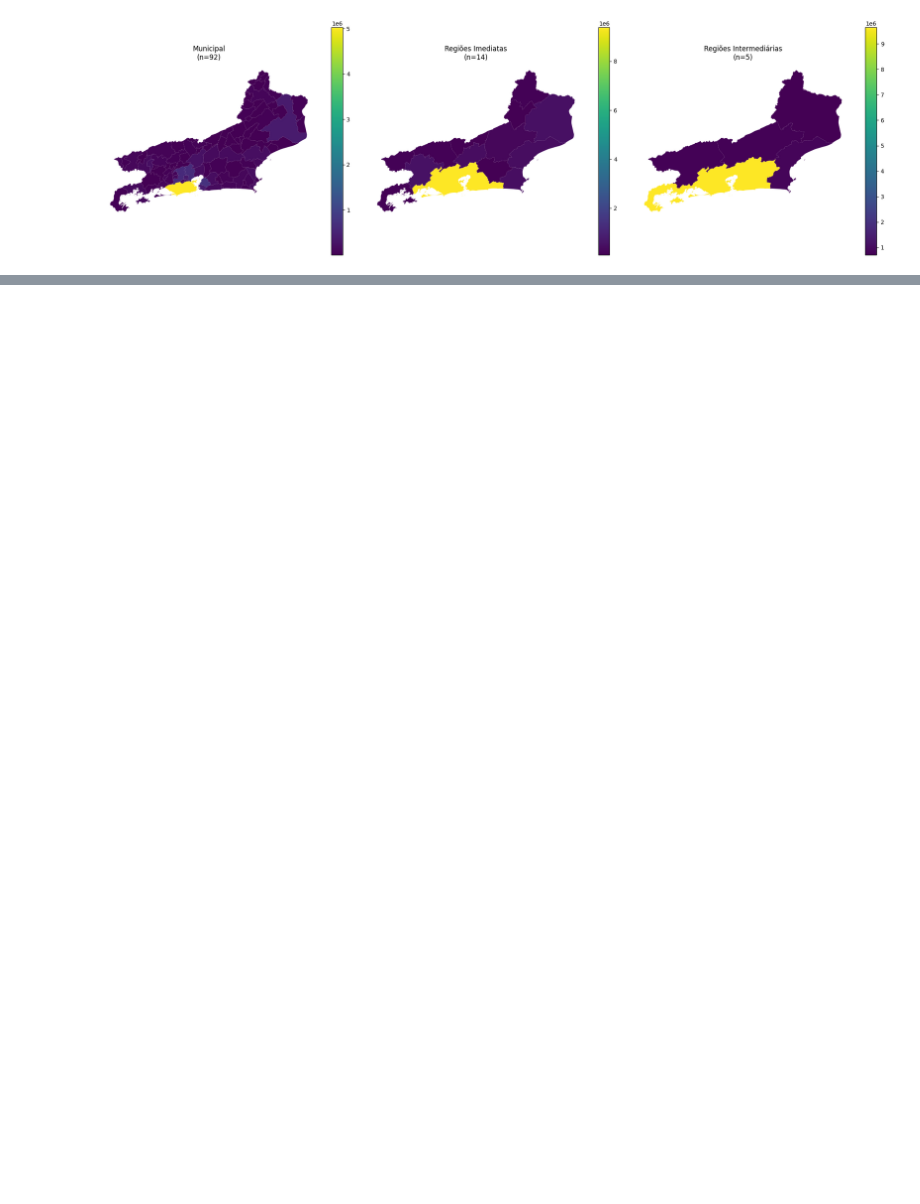
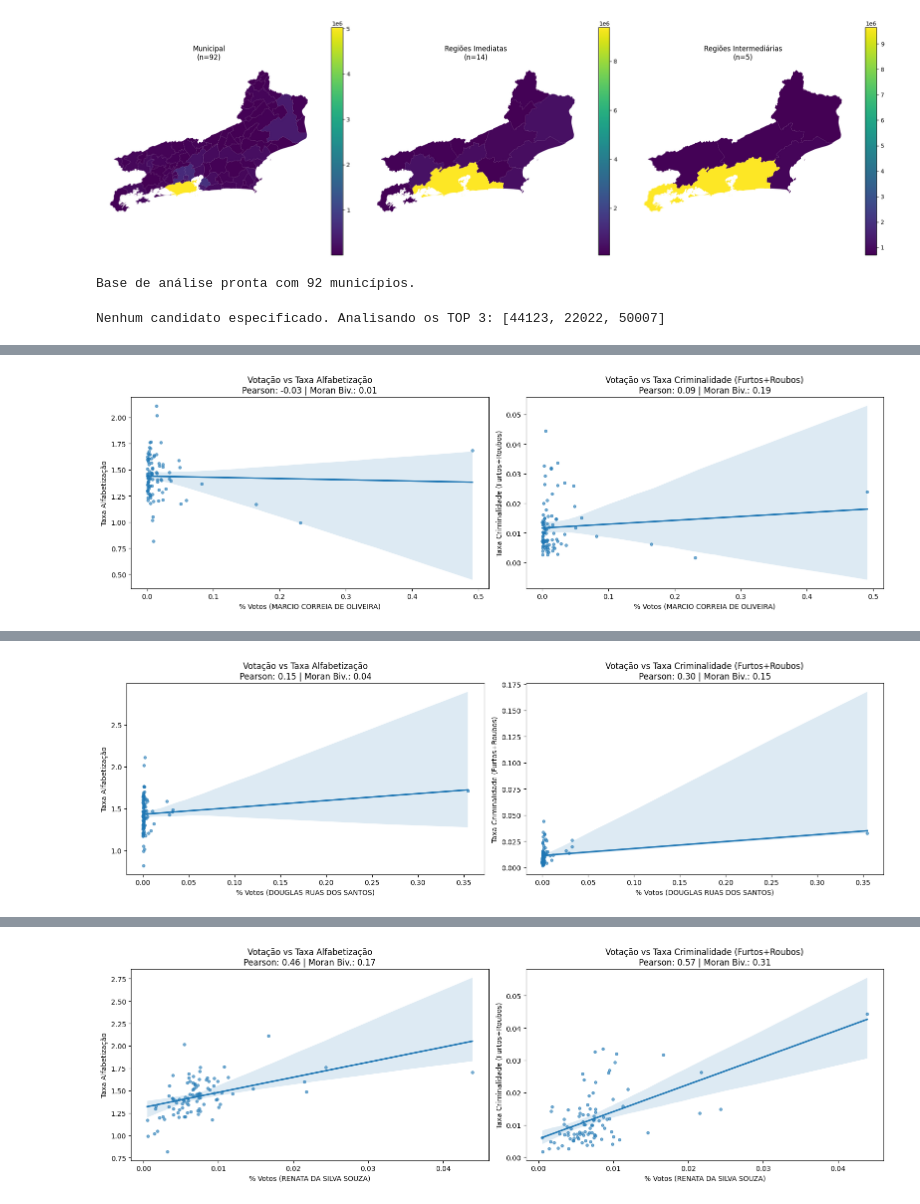
Before and after one commit to carlabferreira/RJ_election_analysis, a Jupyter notebook: First_analysis.ipynb, the cells around one changed output, grey strips where cells are left out. Cells and saved outputs as stored; diff of their text form; code cells hidden in the pictures; blank space fills up the shorter version.

Commit message:
Análise 4C

```diff
--- a/First_analysis.ipynb
+++ b/First_analysis.ipynb
@@ -595,0 +646,77 @@ plt.show()
+# %%
+# --- 3. CRIAR INDICADORES ---
+# Taxas normalizadas por total de votos (proxy de população)
+gdf_analise['TAXA_ALFABETIZACAO'] = gdf_analise['TOTAL_ALFABETIZADOS'] / gdf_analise['TOTAL_VOTOS_MUN']
+gdf_analise['TAXA_CRIMINALIDADE'] = gdf_analise['TOTAL_CRIMES'] / gdf_analise['TOTAL_VOTOS_MUN']
+
+print(f"Base de análise pronta com {len(gdf_analise)} municípios.")
+# %% [output]
+Base de análise pronta com 92 municípios.
+# %%
+# 4. Análise de correlações para candidatos específicos
+
+# Exemplo: CANDIDATOS_ALVO = [12345, 22222]
+CANDIDATOS_ALVO = []
+
+# Se a lista estiver vazia, pega os 3 mais votados automaticamente
+if not CANDIDATOS_ALVO:
+    top_cands = df_votos.groupby('NR_CANDIDATO')['QT_VOTOS_NOMINAIS_VALIDOS'].sum().sort_values(ascending=False).head(3).index.tolist()
+    CANDIDATOS_ALVO = top_cands
+    print(f"Nenhum candidato especificado. Analisando os TOP 3: {CANDIDATOS_ALVO}")
+
+def analisar_candidato(numero_cand):
+    # Filtra votos do candidato
+    df_cand = df_votos[df_votos['NR_CANDIDATO'] == numero_cand]
+    nome_cand = df_cand['NM_CANDIDATO'].iloc[0]
+
+    # Agrupa por município
+    votos_mun = df_cand.groupby('NM_MUNICIPIO')['QT_VOTOS_NOMINAIS_VALIDOS'].sum().reset_index()
+    votos_mun['NM_MUNICIPIO'] = votos_mun['NM_MUNICIPIO'].str.upper().str.strip()
+
+    # Junta com a base espacial
+    gdf_final = gdf_analise.merge(votos_mun, on='NM_MUNICIPIO', how='left').fillna(0)
+
+    # Calcula % de votos do candidato no município
+    gdf_final['PERC_VOTOS'] = gdf_final['QT_VOTOS_NOMINAIS_VALIDOS'] / gdf_final['TOTAL_VOTOS_MUN']
+
+    # Matriz de pesos espaciais (Vizinhos)
+    w = Queen.from_dataframe(gdf_final)
+    w.transform = 'r'
+
+    vars_socio = {
+        'Taxa Alfabetização': 'TAXA_ALFABETIZACAO',
+        'Taxa Criminalidade (Furtos+Roubos)': 'TAXA_CRIMINALIDADE'
+    }
+
+    print(f"\n{'='*60}")
+    print(f"ANÁLISE: {nome_cand} ({numero_cand})")
+    print(f"{'='*60}")
+
+    fig, axes = plt.subplots(1, 2, figsize=(16, 5))
+
+    for i, (label, col) in enumerate(vars_socio.items()):
+        # 1. Correlação Simples (Pearson)
+        corr, p_valor = pearsonr(gdf_final['PERC_VOTOS'], gdf_final[col])
+
+        # 2. Correlação Espacial Bivariada (Moran)
+        # Mede: Votos no município X vs Característica nos VIZINHOS de X
+        moran_bv = Moran_BV(gdf_final['PERC_VOTOS'], gdf_final[col], w)
+
+        print(f"--- vs {label} ---")
+        print(f"   Correlação Global (Pearson): {corr:.4f} (p={p_valor:.4f})")
+        print(f"   Correlação Espacial (Moran Bivariado): {moran_bv.I:.4f} (p={moran_bv.p_sim:.4f})")
+
+        # Plot
+        sns.regplot(x='PERC_VOTOS', y=col, data=gdf_final, ax=axes[i], scatter_kws={'s': 15, 'alpha': 0.6})
+        axes[i].set_title(f"Votação vs {label}\nPearson: {corr:.2f} | Moran Biv.: {moran_bv.I:.2f}")
+        axes[i].set_xlabel(f"% Votos ({nome_cand})")
+        axes[i].set_ylabel(label)
+
+    plt.tight_layout()
+    plt.show()
+
+# Executa para cada candidato
+for cand in CANDIDATOS_ALVO:
+    analisar_candidato(cand)
+# %% [output]
+Nenhum candidato especificado. Analisando os TOP 3: [44123, 22022, 50007]
@@ -595,0 +732 @@ plt.show()
+[figure, added]
@@ -595,0 +742 @@ plt.show()
+[figure, added]
@@ -595,0 +752 @@ plt.show()
+[figure, added]
```
Also changed, not shown: parts of 5 cells of this notebook.
